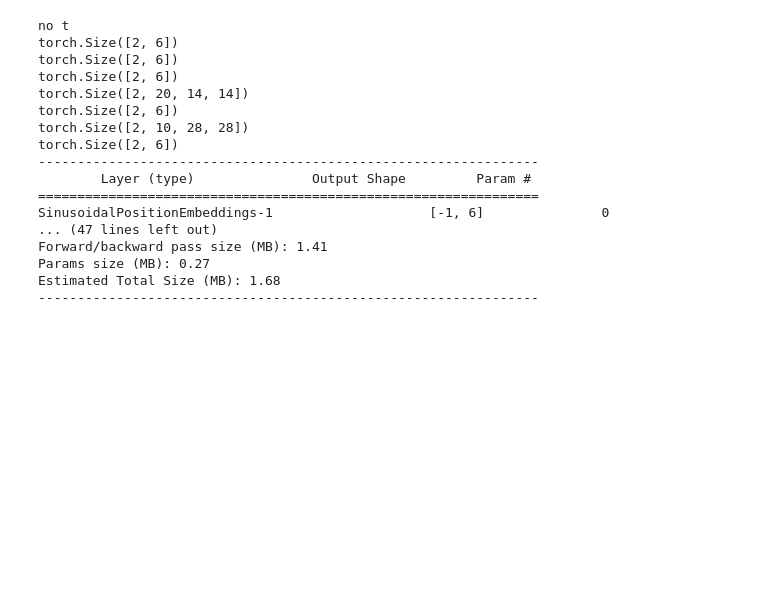
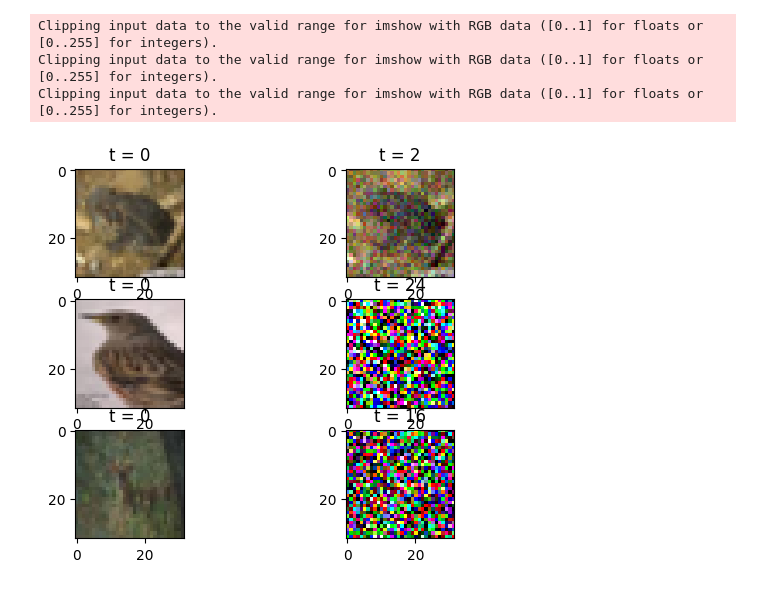
Before and after one commit to Robertleoj/DEEP-final-project, a Jupyter notebook: mnist/main.ipynb, the cells around one changed output. Saved outputs shown, nothing was run; the diff lists cells and outputs as text; code cells hidden in the pictures; blank space fills up the shorter version.

```diff
--- a/mnist/main.ipynb
+++ b/mnist/main.ipynb
@@ -172,21 +35,19 @@ class Model(nn.Module):
-# %%
-m = Model(u_depth = 2, h_channels = 10).to(device)
-summary(m, (1, 28, 28), device=device)
-# %% [output]
-no t
-torch.Size([2, 6])
-torch.Size([2, 6])
-torch.Size([2, 6])
-torch.Size([2, 20, 14, 14])
-torch.Size([2, 6])
-torch.Size([2, 10, 28, 28])
-torch.Size([2, 6])
-----------------------------------------------------------------
-        Layer (type)               Output Shape         Param #
-================================================================
-SinusoidalPositionEmbeddings-1                    [-1, 6]               0
-... (47 lines left out)
-Forward/backward pass size (MB): 1.41
-Params size (MB): 0.27
-Estimated Total Size (MB): 1.68
-----------------------------------------------------------------
+# %%
+fig, axes = plt.subplots(3, 2)
+
+for i in range(3):
+    idx = random.randint(1, T - 1)
+    axrow = axes[i]
+
+    noise_img, eps, img, t = train_set[idx]
+
+    axrow[0].imshow(img.permute(1, 2, 0), cmap='gray')
+    axrow[0].set_title('t = 0')
+
+    axrow[1].imshow(noise_img.permute(1, 2, 0), cmap='gray')
+    axrow[1].set_title(f"t = {t}")
+# %% [output]
+Clipping input data to the valid range for imshow with RGB data ([0..1] for floats or [0..255] for integers).
+Clipping input data to the valid range for imshow with RGB data ([0..1] for floats or [0..255] for integers).
+Clipping input data to the valid range for imshow with RGB data ([0..1] for floats or [0..255] for integers).
+[figure, added]
```
Also changed, not shown: parts of 16 cells of this notebook, 6 other files.
